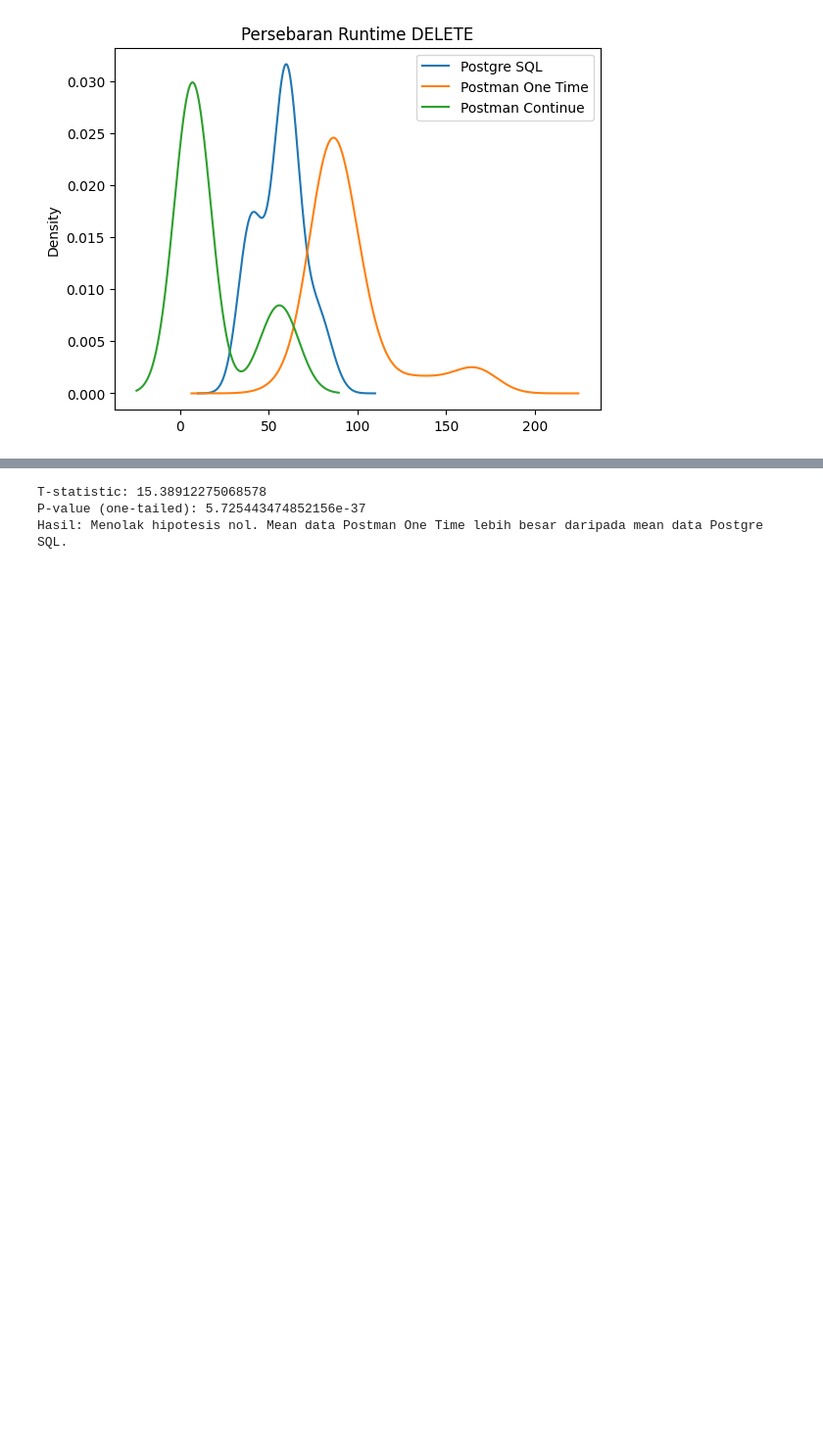
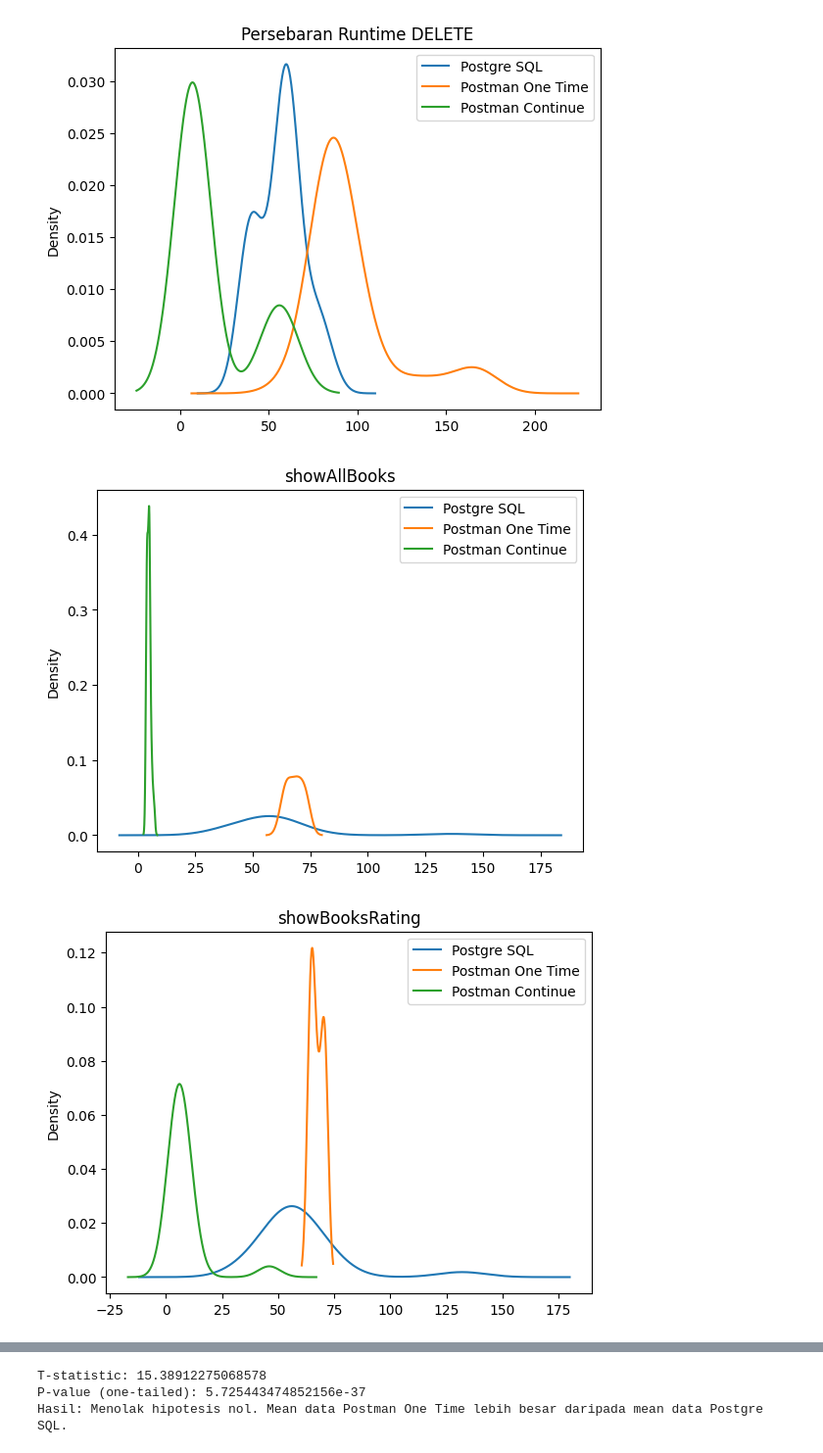
Before and after one commit to itproject-2k22/GRD-DB-Benchmarking-Operation, a Jupyter notebook: analysis.ipynb, the cells around one changed output, grey strips where cells are left out. Shown: that part at 98% size. Drawn from its saved outputs; the diff is of its cells as text; code cells hidden in the pictures; blank space fills up the shorter version.

```diff
--- a/analysis.ipynb
+++ b/analysis.ipynb
@@ -60,3 +64,13 @@ plt.title("Persebaran Runtime DELETE")
 # %% [output]
 Text(0.5, 1.0, 'Persebaran Runtime DELETE')
 [figure]
+# %%
+unique_endpoint = df['Endpoint'].unique()
+for i in unique_endpoint:
+    df[df['Endpoint'] == i].drop(columns='Iterasi').plot(kind='density', legend=True)
+    plt.title(i)
+    plt.show()
+    # df_endpoint[i] = df[df['Endpoint'] == i]
+# %% [output]
+[figure, added]
+[figure, added]
```
Also changed, not shown: parts of 14 cells of this notebook, 2 other files.
